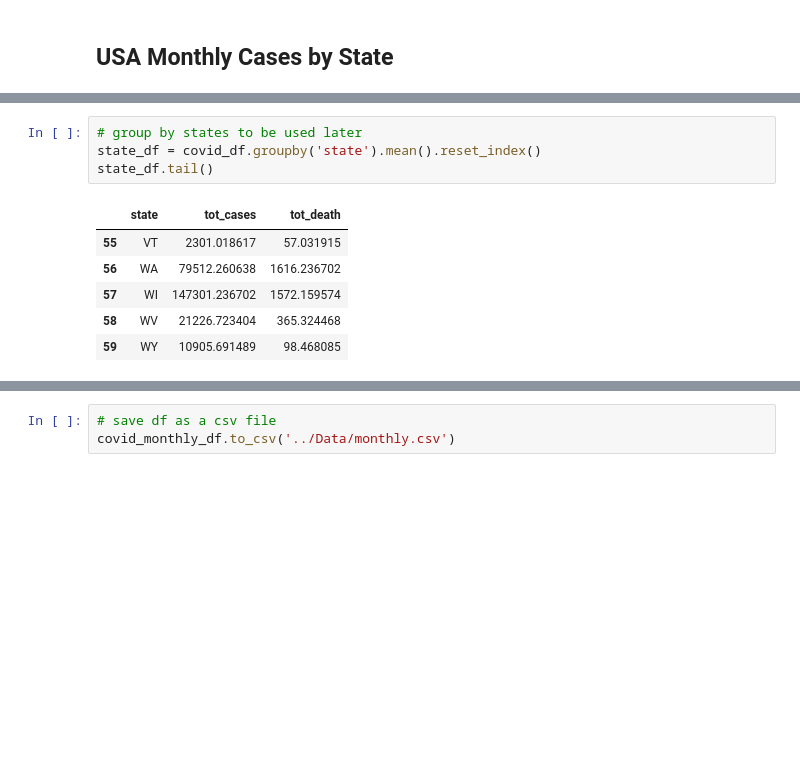
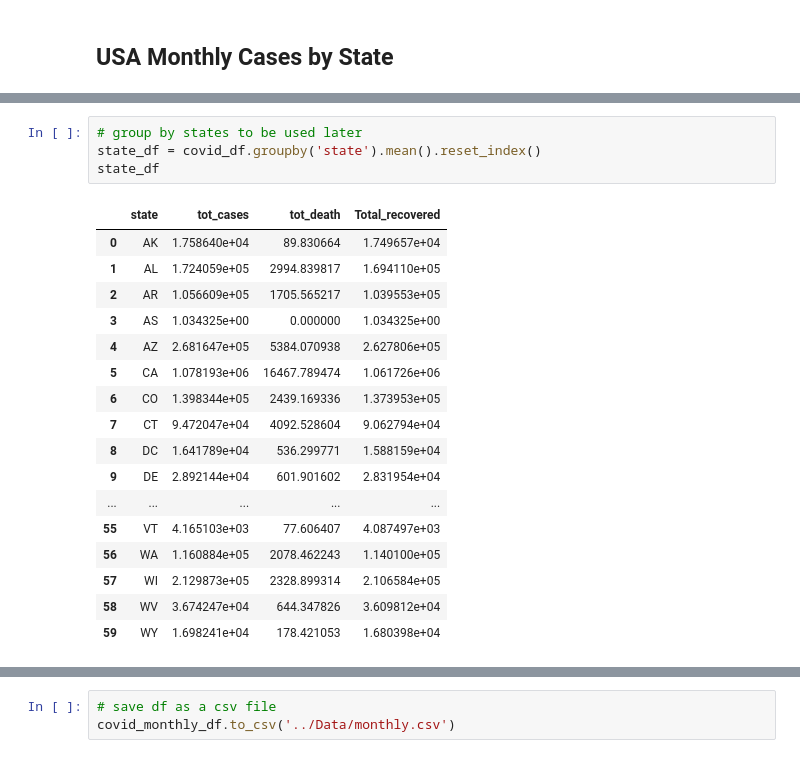
Before and after one commit to gotar1/COVID-19-Dashboard, a Jupyter notebook: Notebooks/analysis.ipynb, the cells around one changed output, grey strips where cells are left out. Drawn from its saved outputs; the diff is of its cells as text; blank space fills up the shorter version.

```diff
--- a/Notebooks/analysis.ipynb
+++ b/Notebooks/analysis.ipynb
@@ -83,14 +123,25 @@ covid_df.tail()
 # %%
 # group by states to be used later
 state_df = covid_df.groupby('state').mean().reset_index()
-state_df.tail()
+state_df
 # %% [output]
-|  | state | tot_cases | tot_death |
-| 55 | VT | 2301.018617 | 57.031915 |
-| 56 | WA | 79512.260638 | 1616.236702 |
-| 57 | WI | 147301.236702 | 1572.159574 |
-| 58 | WV | 21226.723404 | 365.324468 |
-| 59 | WY | 10905.691489 | 98.468085 |
+|  | state | tot_cases | tot_death | Total_recovered |
+| 0 | AK | 1.758640e+04 | 89.830664 | 1.749657e+04 |
+| 1 | AL | 1.724059e+05 | 2994.839817 | 1.694110e+05 |
+| 2 | AR | 1.056609e+05 | 1705.565217 | 1.039553e+05 |
+| 3 | AS | 1.034325e+00 | 0.000000 | 1.034325e+00 |
+| 4 | AZ | 2.681647e+05 | 5384.070938 | 2.627806e+05 |
+| 5 | CA | 1.078193e+06 | 16467.789474 | 1.061726e+06 |
+| 6 | CO | 1.398344e+05 | 2439.169336 | 1.373953e+05 |
+| 7 | CT | 9.472047e+04 | 4092.528604 | 9.062794e+04 |
+| 8 | DC | 1.641789e+04 | 536.299771 | 1.588159e+04 |
+| 9 | DE | 2.892144e+04 | 601.901602 | 2.831954e+04 |
+| ... | ... | ... | ... | ... |
+| 55 | VT | 4.165103e+03 | 77.606407 | 4.087497e+03 |
+| 56 | WA | 1.160884e+05 | 2078.462243 | 1.140100e+05 |
+| 57 | WI | 2.129873e+05 | 2328.899314 | 2.106584e+05 |
+| 58 | WV | 3.674247e+04 | 644.347826 | 3.609812e+04 |
+| 59 | WY | 1.698241e+04 | 178.421053 | 1.680398e+04 |
 # %%
 # add total recovery columns to df
 covid_df["Total_recovered"] = covid_df.tot_cases - covid_df.tot_death
```
Also changed, not shown: parts of 16 cells of this notebook, 2 other files.
